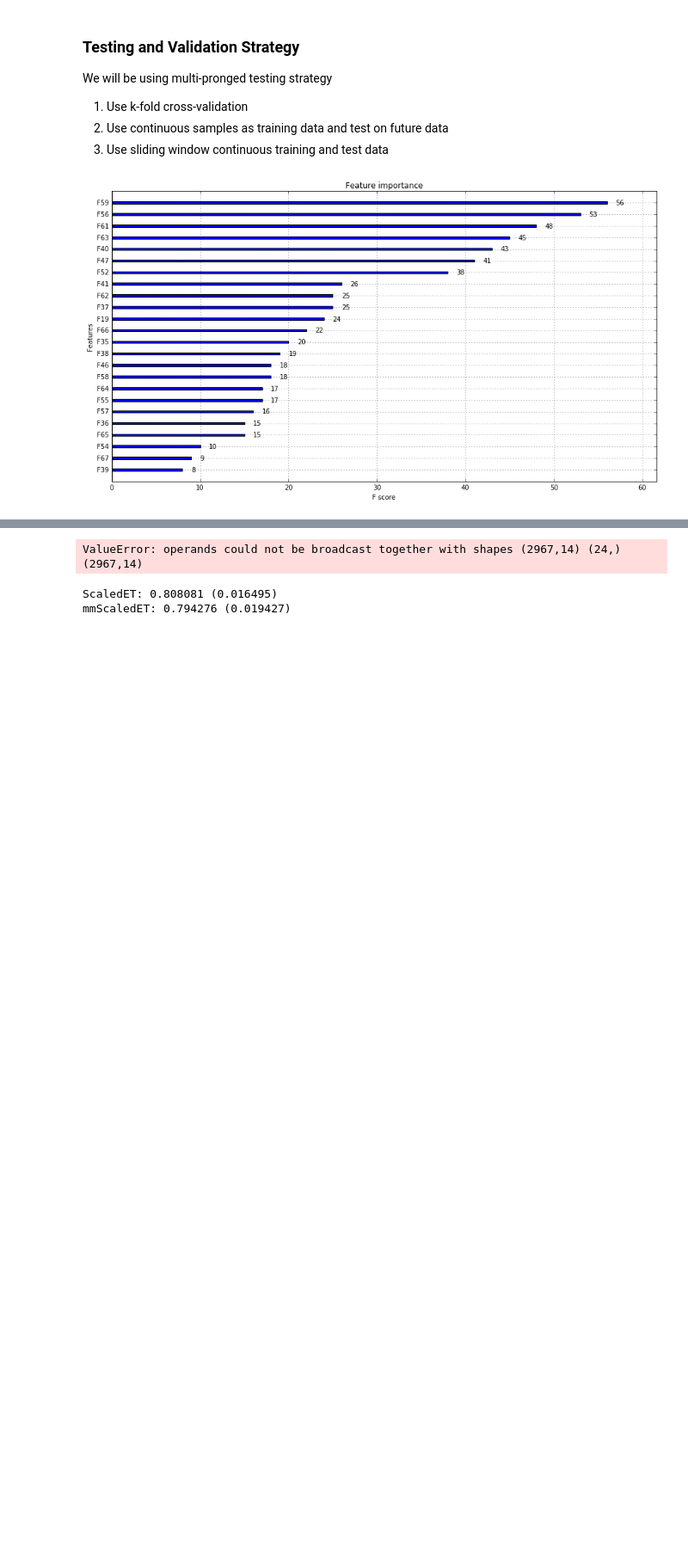
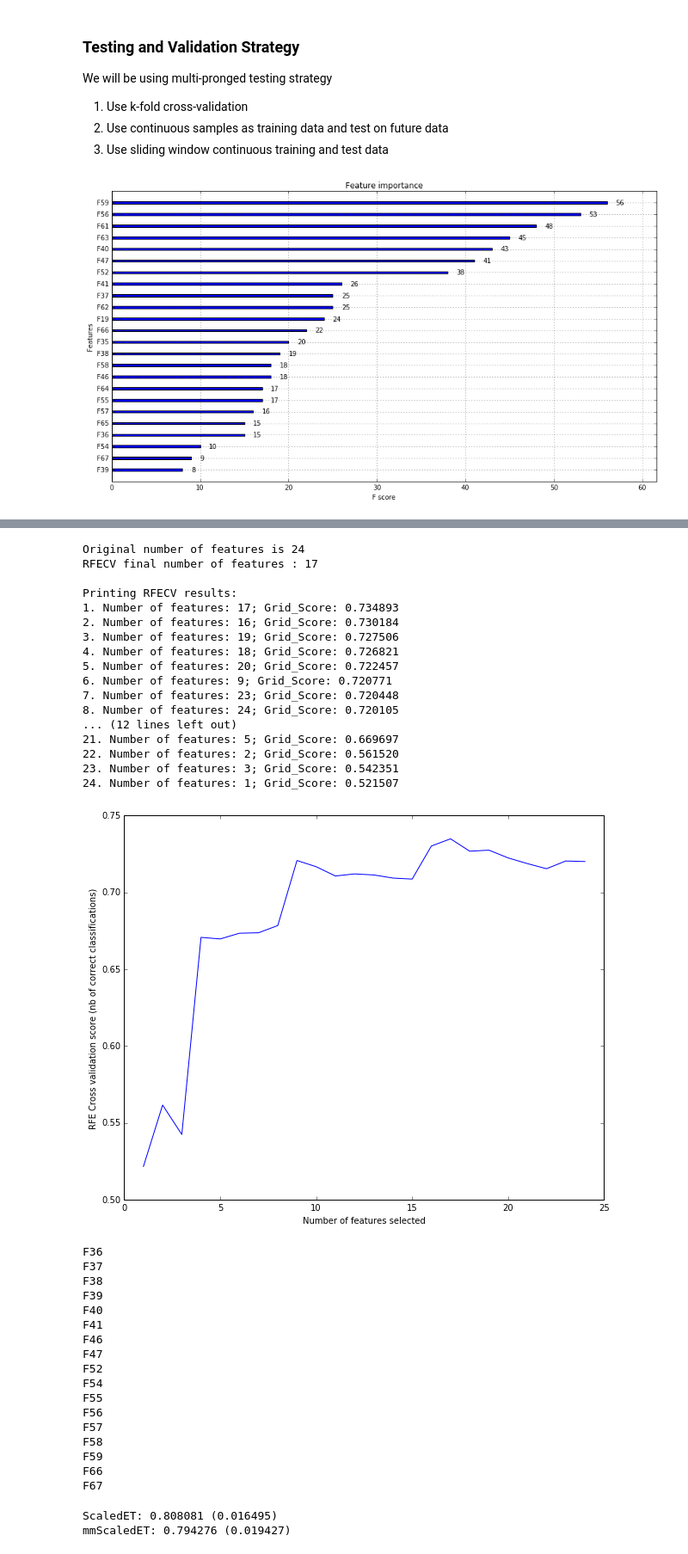
Before and after one commit to rahulmkumar/ml-introduction, a Jupyter notebook: 07_Swing_trading_model_feature_engg_selection.ipynb, the cells around one changed output, grey strips where cells are left out. Shown at 86% size. Cells and saved outputs as stored; diff of their text form; code cells hidden in the pictures; blank space fills up the shorter version.

Commit message:
changed scaling to minmax for training and test data

```diff
--- a/07_Swing_trading_model_feature_engg_selection.ipynb
+++ b/07_Swing_trading_model_feature_engg_selection.ipynb
@@ -104,7 +104,7 @@ class SBS():
 file = 'data/price_data_68.csv'
 data = pd.read_csv(file)
 
-file1 = 'data/price_data1.csv'
+file1 = 'data/price_data_1.csv'
 data1 = pd.read_csv(file1)
 # %%
 data.head(3)
@@ -636,59 +640,92 @@ F66
 # %%
-#stdsct10b = StandardScaler()
-#stdsct10t = StandardScaler()
+stdsct10b = MinMaxScaler()
+stdsct10t = MinMaxScaler()
 
-X1 = data1.loc[:,['F20','F22','F26','F29','F30','F32','F35','F36','F37','F38','F39','F40','F41','F42']]
+et1 = ExtraTreesClassifier(n_estimators=250, max_depth=25, min_samples_split=10, min_samples_leaf=10)
 
-Xt10b_train, Xt10b_test, Yt10b_train, Yt10b_test = cross_validation.train_test_split(X1, yt10_b, test_size=validation_size,
-                                                                                 random_state=seed)
+#X1 = data1.loc[:,['F20','F22','F26','F29','F30','F32','F35','F36','F37','F38','F39','F40','F41','F42']]
+X1 = data1.loc[:,['F19','F35','F36','F37','F38','F39','F40','F41','F46','F47','F52','F54','F55','F56','F57','F58','F59','F61','F62','F63','F64','F65','F66','F67']]
 
-Xt10t_train, Xt10t_test, Yt10t_train, Yt10t_test = cross_validation.train_test_split(X1, yt10_t, test_size=validation_size,
-                                                                                 random_state=seed)
+Xt10b_train, Xt10b_test, Yt10b_train, Yt10b_test = cross_validation.train_test_split(X1, yt10_b, test_size=validation_size,random_state=seed)
 
-Xt15t_train, Xt15t_test, Yt15t_train, Yt15t_test = cross_validation.train_test_split(X1, yt15_t, test_size=validation_size,
-                                                                                 random_state=seed)
+Xt10t_train, Xt10t_test, Yt10t_train, Yt10t_test = cross_validation.train_test_split(X1, yt10_t, test_size=validation_size, random_state=seed)
 
-Xt20t_train, Xt20t_test, Yt20t_train, Yt20t_test = cross_validation.train_test_split(X1, yt20_t, test_size=validation_size,
-                                                                                 random_state=seed)
+Xt15t_train, Xt15t_test, Yt15t_train, Yt15t_test = cross_validation.train_test_split(X1, yt15_t, test_size=validation_size, random_state=seed)
 
-Xt10b_std = stdsc10b.transform(Xt10b_train)
-Xt10t_std = stdsc10t.transform(Xt10t_train)
-Xt15t_std = stdsc15t.transform(Xt15t_train)
-Xt20t_std = stdsc20t.transform(Xt20t_train)
+Xt20t_train, Xt20t_test, Yt20t_train, Yt20t_test = cross_validation.train_test_split(X1, yt20_t, test_size=validation_size, random_state=seed)
+
+Xt10b_std = stdsc10b.fit_transform(Xt10b_train)
+Xt10t_std = stdsc10t.fit_transform(Xt10t_train)
+Xt15t_std = stdsc15t.fit_transform(Xt15t_train)
+Xt20t_std = stdsc20t.fit_transform(Xt20t_train)
 
 xtrain = Xt20t_std
 ytrain = Yt20t_train
 
 #yt10_b
-rfecv1 = RFECV(estimator=et, step=1, cv=StratifiedKFold(ytrain, n_folds=10, random_state=seed), scoring='accuracy')
+rfecv1 = RFECV(estimator=et1, step=1, cv=StratifiedKFold(ytrain, n_folds=10, random_state=seed), scoring='accuracy')
 #rfecv1.fit(X110b,yt10_t)
 rfecv1.fit(xtrain,ytrain)
 #rfecv1.fit(X10t_train_std,Y10t_train)
 
 print('Original number of features is %s' % X1.shape[1])
 #print("RFE final number of features : %d" % rfe.n_features_)
 print("RFECV final number of features : %d" % rfecv1.n_features_)
 print('')
 
 import numpy as np
 g_scores = rfecv1.grid_scores_
 indices = np.argsort(g_scores)[::-1]
 print('Printing RFECV results:')
-for f in range(X.shape[1]):
+for f in range(X1.shape[1]):
     print("%d. Number of features: %d; Grid_Score: %f" % (f + 1, indices[f]+1, g_scores[indices[f]]))
 
 plt.rcParams['figure.figsize'] = 10, 8
 plt.xlabel("Number of features selected")
 plt.ylabel("RFE Cross validation score (nb of correct classifications)")
 plt.plot(range(1, len(rfecv1.grid_scores_) + 1), rfecv1.grid_scores_)
 plt.show()
 
 
 for selected, feature in zip(rfecv1.support_, X1.columns):
     if selected == True:
         print(feature)
 # %% [output]
-ValueError: operands could not be broadcast together with shapes (2967,14) (24,) (2967,14)
+Original number of features is 24
+RFECV final number of features : 17
+
+Printing RFECV results:
+1. Number of features: 17; Grid_Score: 0.734893
+2. Number of features: 16; Grid_Score: 0.730184
+3. Number of features: 19; Grid_Score: 0.727506
+4. Number of features: 18; Grid_Score: 0.726821
+5. Number of features: 20; Grid_Score: 0.722457
+6. Number of features: 9; Grid_Score: 0.720771
+7. Number of features: 23; Grid_Score: 0.720448
+8. Number of features: 24; Grid_Score: 0.720105
+... (12 lines left out)
+21. Number of features: 5; Grid_Score: 0.669697
+22. Number of features: 2; Grid_Score: 0.561520
+23. Number of features: 3; Grid_Score: 0.542351
+24. Number of features: 1; Grid_Score: 0.521507
+[figure, added]
+F36
+F37
+F38
+F39
+F40
+F41
+F46
+F47
+F52
+F54
+F55
+F56
+F57
+F58
+F59
+F66
+F67
 # %%
 # ensembles
 ensembles = []
```
Also changed, not shown: parts of 9 cells of this notebook.
